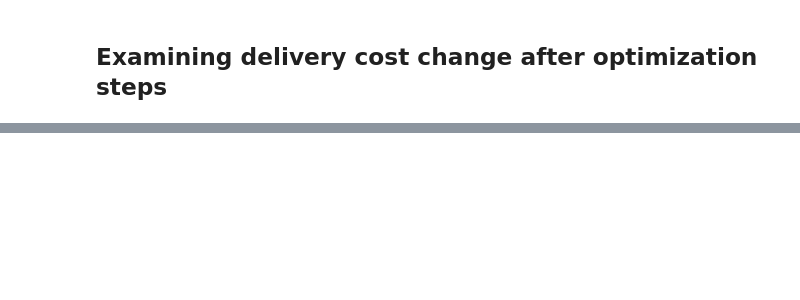
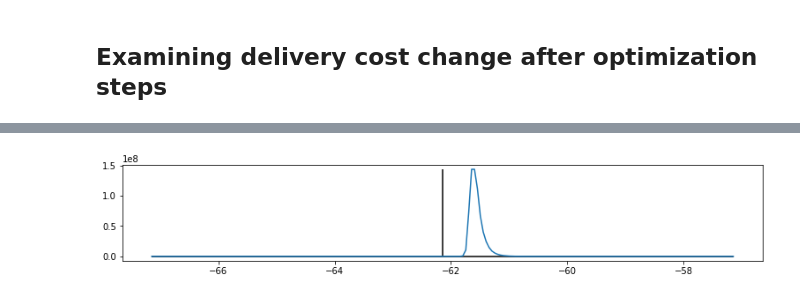
Before and after one commit to flyingleafe/dqnroute, a Jupyter notebook: notebooks/igor_run_simulation.ipynb, the cells around one changed output, grey strips where cells are left out. Saved outputs shown, nothing was run; the diff lists cells and outputs as text; code cells hidden in the pictures; blank space fills up the shorter version.

```diff
--- a/notebooks/igor_run_simulation.ipynb
+++ b/notebooks/igor_run_simulation.ipynb
@@ -664,0 +518,87 @@ Measuring robustness of delivery to ('sink', 0)...
+# %%
+smoothing_alpha = 0#0.001
+
+for sink in g.sinks:
+    print(f"Measuring robustness of delivery to {sink}...")
+    # reindex nodes so that only the nodes from which the sink is reachable are considered
+    # (otherwise, the solution will need to include infinite hitting times)
+    reachable_nodes = [node_key for node_key in g.node_keys if g.reachable[node_key, sink]]
+    print(f"  nodes from which {sink} is reachable: {reachable_nodes}")
+
+    reachable_diverters = [node_key for node_key in reachable_nodes if node_key[0] == "diverter"]
+    reachable_sources = [node_key for node_key in reachable_nodes if node_key[0] == "source"]
+
+    params, solution = get_markov_chain_solution(g, sink, reachable_nodes, reachable_diverters)
+
+    sink_embedding, _, _ = g.node_to_embeddings(sink, sink)
+    embedding_size = sink_embedding.flatten().shape[0]
+    sink_embeddings = sink_embedding.repeat(2, 1)
+
+    for source in reachable_sources:
+        print(f"  Measuring robustness of delivery from {source} to {sink}...")
+        source_index = g.node_keys_to_indices[source]
+        symbolic_objective = sympy.simplify(solution[source_index])
+        print(f"    Expected delivery cost from {source} = {symbolic_objective}")
+        objective = sympy.lambdify(params, symbolic_objective)
+
+        # stage 1: linear change of parameters
+        filename = "saved-net.bin"
+        torch.save(g.q_network.ff_net, filename)
+        Util.set_param_requires_grad(g.q_network.ff_net, True)
+
+        def get_objective():
+            objective_inputs = []
+            for diverter in reachable_diverters:
+                diverter_embedding, current_neighbors, neighbor_embeddings = g.node_to_embeddings(diverter, sink)
+                diverter_embeddings = diverter_embedding.repeat(2, 1)
+                neighbor_embeddings = torch.cat(neighbor_embeddings, dim=0)
+                q_values = g.q_forward(diverter_embeddings, sink_embeddings, neighbor_embeddings).flatten()
+                propabilities = (q_values / MIN_TEMP).softmax(dim=0)
+                first_p = propabilities[0]
+                first_p = smooth(first_p, smoothing_alpha)
+                objective_inputs += [first_p]
+            return objective(*objective_inputs).item()
+
+        # TODO also include junctions and sources??
+        for node_key in g.diverters:
+            curent_embedding, neighbors, neighbor_embeddings = g.node_to_embeddings(node_key, sink)
+
+            with torch.no_grad():
+                reference_q = g.q_forward(curent_embedding, sink_embedding, neighbor_embedding).flatten().item()
+
+            actual_qs = reference_q + np.linspace(-5, 5, 201)
+
+            for neighbor_key, neighbor_embedding in zip(neighbors, neighbor_embeddings):
+                objective_values = []
+                for actual_q in actual_qs:
+                    #opt = torch.optim.RMSprop(g.q_network.ff_net.parameters(), lr=0.001)
+                    opt = torch.optim.SGD(g.q_network.ff_net.parameters(), lr=0.01)
+                    predicted_q = g.q_forward(curent_embedding, sink_embedding, neighbor_embedding).flatten()
+                    #print(predicted_q)
+                    loss = torch.square(predicted_q - actual_q)
+                    loss.backward()
+                    opt.step()
+                    with torch.no_grad():
+                        objective_values += [get_objective()]
+                    g.q_network.ff_net = torch.load(filename)
+                objective_values = torch.tensor(objective_values)
+                print(f"    Delivery cost from {source} to {sink} when making optimization step with current={node_key},"
+                          f" neighbor={neighbor_key}:")
+                if torch.isinf(objective_values).any():
+                    print("      INFINITIES PRESENT IN COMPUTED VALUES")
+                    inf_indices = torch.isinf(objective_values)
+                    if sum(inf_indices) == objective_values.numel():
+                        continue
+                    regular_values = objective_values[~inf_indices]
+                    neginf_indices = (objective_values < 0) & inf_indices
+                    posinf_indices = (objective_values > 0) & inf_indices
+                    objective_values[neginf_indices] = min(regular_values) - 5
+                    objective_values[posinf_indices] = max(regular_values) + 5
+                plt.figure(figsize=(13, 2))
+                plt.plot(actual_qs, objective_values)
+                gap = max(objective_values) - min(objective_values)
+                y_delta = 0 if gap > 0 else 5
+                plt.vlines(reference_q, min(objective_values) - y_delta, max(objective_values) + y_delta)
+                plt.hlines(objective_values[len(objective_values) // 2], min(actual_qs), max(actual_qs))
+                plt.show()
+# %% [output]
@@ -664,0 +617 @@ Measuring robustness of delivery to ('sink', 0)...
+[figure, added]
```
Also changed, not shown: parts of 5 cells of this notebook.
